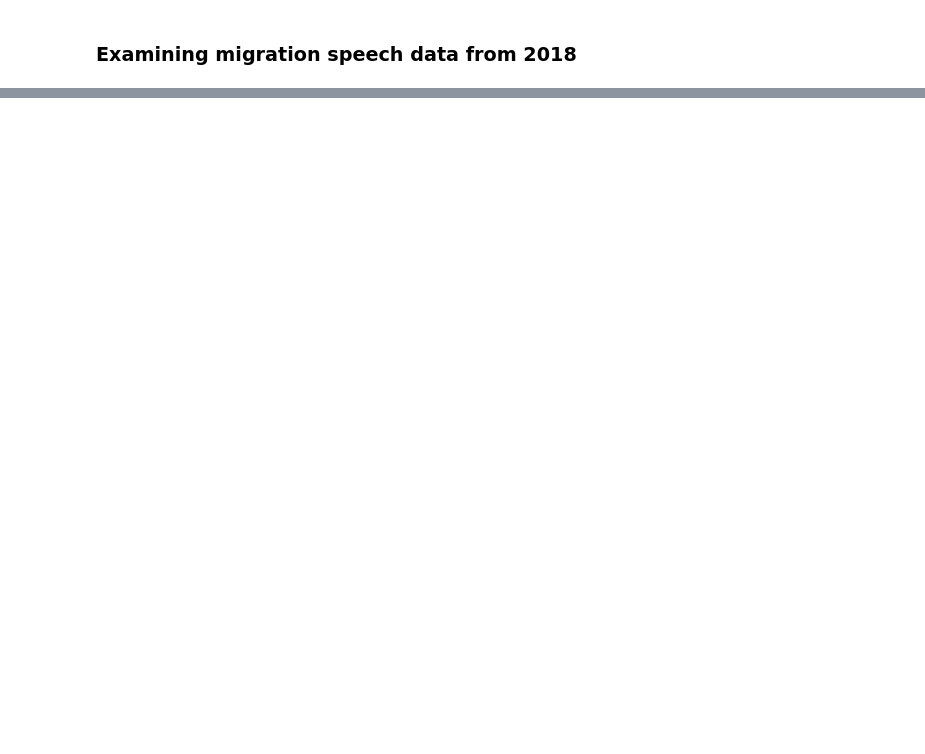
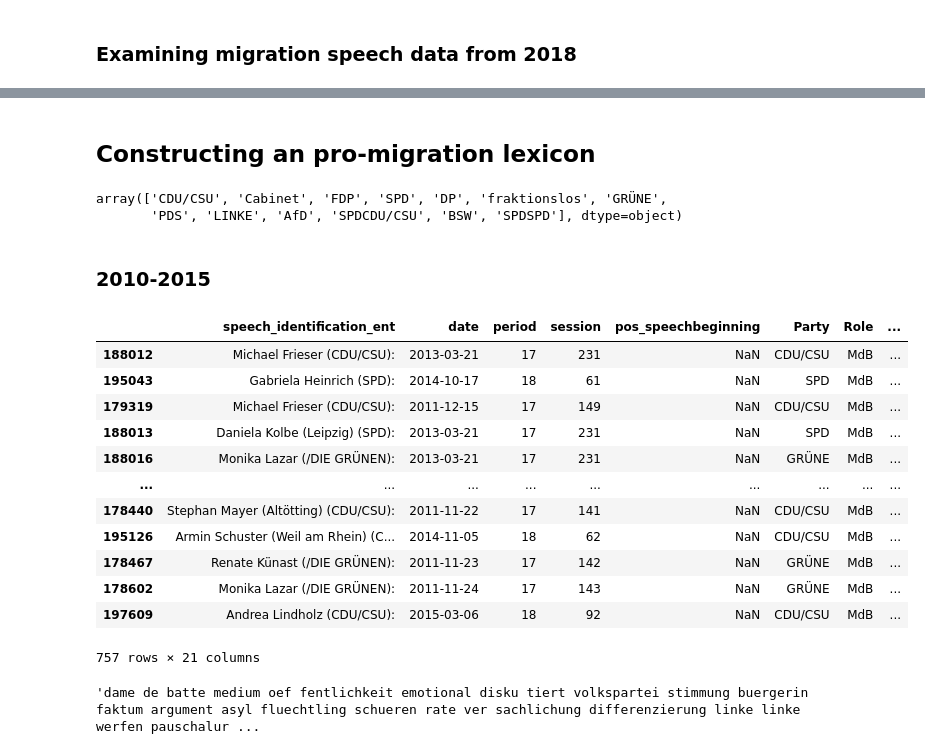
Before and after one commit to esdrasshaa/migration-politics-economy-empirical, a Jupyter notebook: oratory_dictionary_building.ipynb, the cells around one changed output, grey strips where cells are left out. Cells and saved outputs as stored; diff of their text form; code cells hidden in the pictures; blank space fills up the shorter version.

```diff
--- a/oratory_dictionary_building.ipynb
+++ b/oratory_dictionary_building.ipynb
@@ -72,0 +360,9 @@ df_afd_2017_migration["text"].tolist()[224]
+# %% [markdown]
+## Constructing an pro-migration lexicon
+# %%
+data.Party.unique()
+# %% [output]
+array(['CDU/CSU', 'Cabinet', 'FDP', 'SPD', 'DP', 'fraktionslos', 'GRÜNE',
+       'PDS', 'LINKE', 'AfD', 'SPDCDU/CSU', 'BSW', 'SPDSPD'], dtype=object)
+# %% [markdown]
+### 2010-2015
@@ -72,0 +417,20 @@ df_afd_2017_migration["text"].tolist()[224]
+# %%
+df_migration_filtered_2010_2015
+# %% [output]
+|  | speech_identification_ent | date | period | session | pos_speechbeginning | Party | Role | ... |
+| 188012 | Michael Frieser (CDU/CSU): | 2013-03-21 | 17 | 231 | NaN | CDU/CSU | MdB | ... |
+| 195043 | Gabriela Heinrich (SPD): | 2014-10-17 | 18 | 61 | NaN | SPD | MdB | ... |
+| 179319 | Michael Frieser (CDU/CSU): | 2011-12-15 | 17 | 149 | NaN | CDU/CSU | MdB | ... |
+| 188013 | Daniela Kolbe (Leipzig) (SPD): | 2013-03-21 | 17 | 231 | NaN | SPD | MdB | ... |
+| 188016 | Monika Lazar (/DIE GRÜNEN): | 2013-03-21 | 17 | 231 | NaN | GRÜNE | MdB | ... |
+| ... | ... | ... | ... | ... | ... | ... | ... | ... |
+| 178440 | Stephan Mayer (Altötting) (CDU/CSU): | 2011-11-22 | 17 | 141 | NaN | CDU/CSU | MdB | ... |
+| 195126 | Armin Schuster (Weil am Rhein) (C... | 2014-11-05 | 18 | 62 | NaN | CDU/CSU | MdB | ... |
+| 178467 | Renate Künast (/DIE GRÜNEN): | 2011-11-23 | 17 | 142 | NaN | GRÜNE | MdB | ... |
+| 178602 | Monika Lazar (/DIE GRÜNEN): | 2011-11-24 | 17 | 143 | NaN | GRÜNE | MdB | ... |
+| 197609 | Andrea Lindholz (CDU/CSU): | 2015-03-06 | 18 | 92 | NaN | CDU/CSU | MdB | ... |
+757 rows × 21 columns
+# %%
+df_migration_filtered_2010_2015["text_preprocessed_lemmatized"].tolist()[600]
+# %% [output]
+'dame de batte medium oef fentlichkeit emotional disku tiert volkspartei stimmung buergerin faktum argument asyl fluechtling schueren rate ver sachlichung differenzierung linke linke werfen pauschalur ...
```
Also changed, not shown: parts of 58 cells of this notebook, 14 other files.
